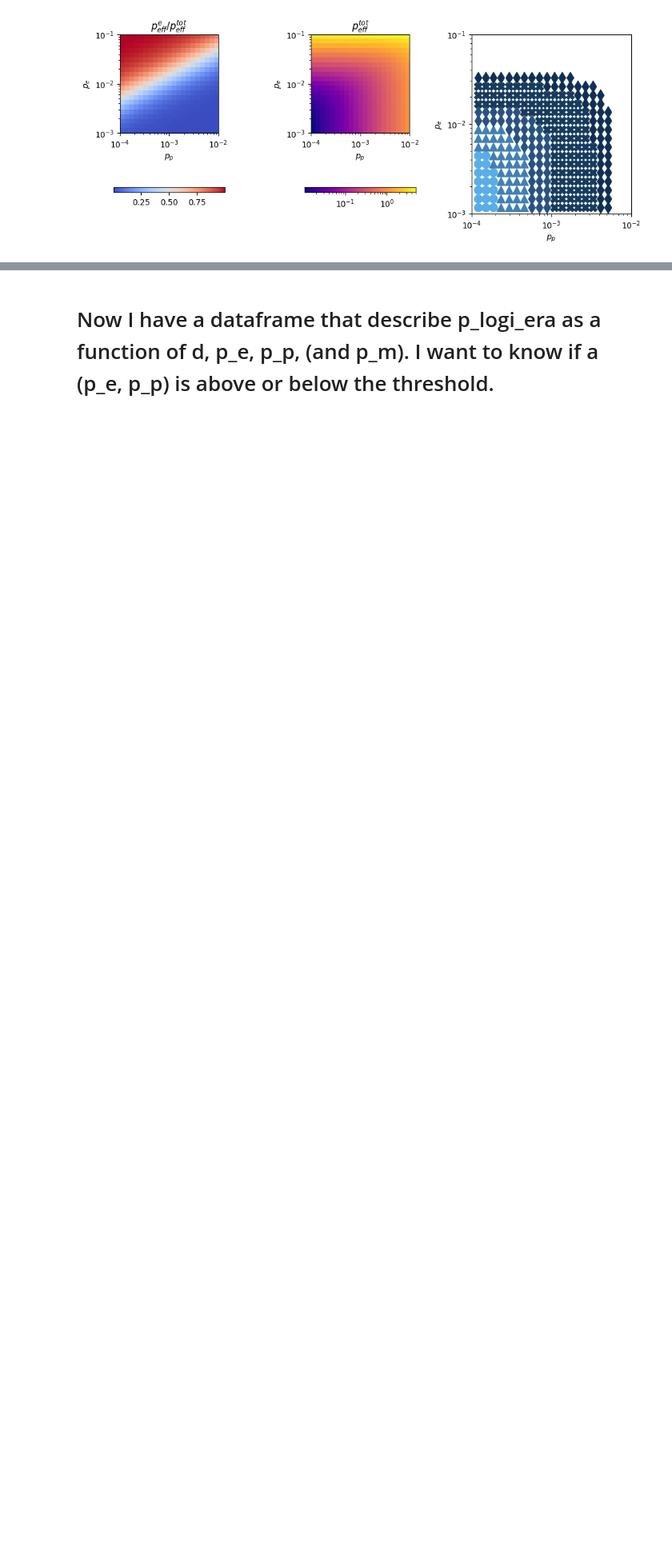
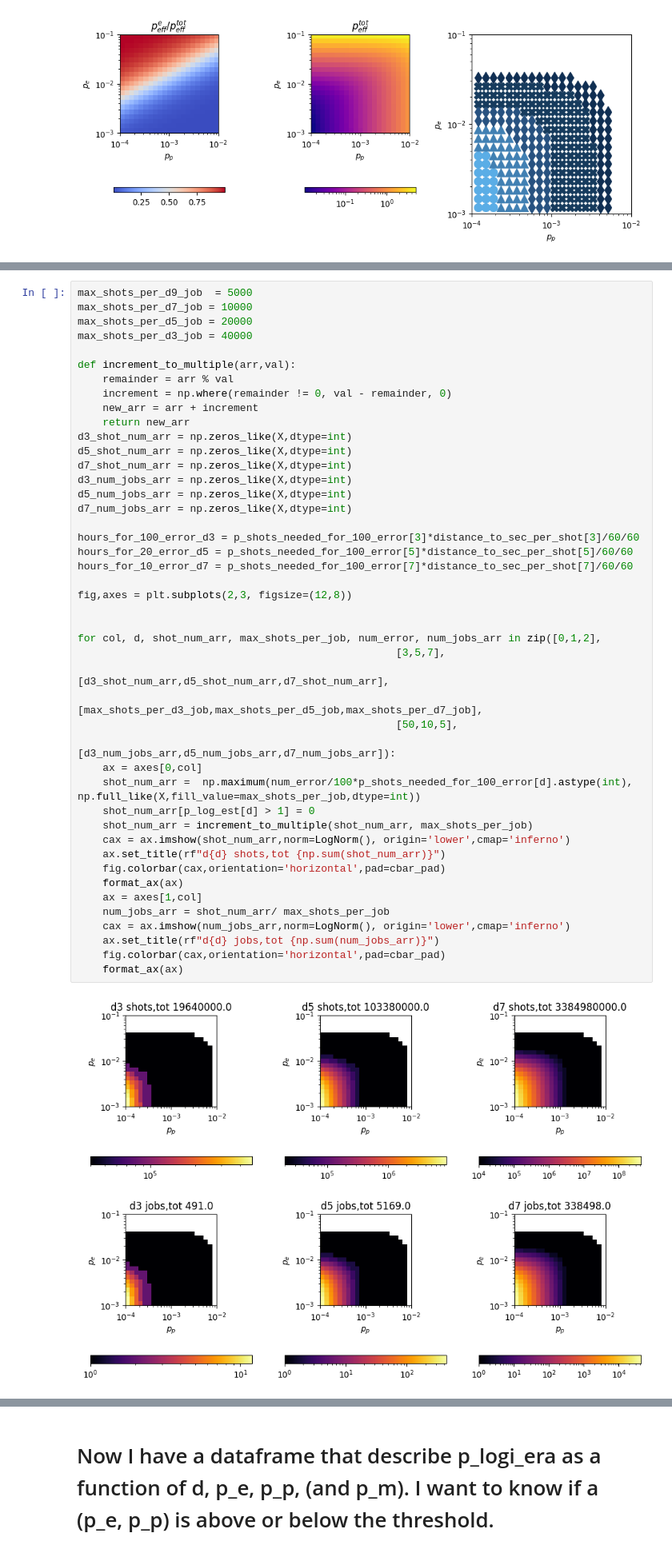
Before and after one commit to JiakaiW/surface_simulation_test, a Jupyter notebook: pack_and_analysis_new.ipynb, the cells around one changed output, grey strips where cells are left out. Shown: that part at 80% size. Cells and saved outputs as stored; diff of their text form; blank space fills up the shorter version.

```diff
--- a/pack_and_analysis_new.ipynb
+++ b/pack_and_analysis_new.ipynb
@@ -148,3 +171,50 @@ for ax,d in zip(axes[1], [3,5,7,9]):
+# %%
+max_shots_per_d9_job  = 5000
+max_shots_per_d7_job = 10000
+max_shots_per_d5_job = 20000
+max_shots_per_d3_job = 40000
+
+def increment_to_multiple(arr,val):
+    remainder = arr % val
+    increment = np.where(remainder != 0, val - remainder, 0)
+    new_arr = arr + increment
+    return new_arr
+d3_shot_num_arr = np.zeros_like(X,dtype=int)
+d5_shot_num_arr = np.zeros_like(X,dtype=int)
+d7_shot_num_arr = np.zeros_like(X,dtype=int)
+d3_num_jobs_arr = np.zeros_like(X,dtype=int)
+d5_num_jobs_arr = np.zeros_like(X,dtype=int)
+d7_num_jobs_arr = np.zeros_like(X,dtype=int)
+
+hours_for_100_error_d3 = p_shots_needed_for_100_error[3]*distance_to_sec_per_shot[3]/60/60
+hours_for_20_error_d5 = p_shots_needed_for_100_error[5]*distance_to_sec_per_shot[5]/60/60
+hours_for_10_error_d7 = p_shots_needed_for_100_error[7]*distance_to_sec_per_shot[7]/60/60
+
+fig,axes = plt.subplots(2,3, figsize=(12,8))
+
+
+for col, d, shot_num_arr, max_shots_per_job, num_error, num_jobs_arr in zip([0,1,2],
+                                                   [3,5,7],
+                                                   [d3_shot_num_arr,d5_shot_num_arr,d7_shot_num_arr],
+                                                   [max_shots_per_d3_job,max_shots_per_d5_job,max_shots_per_d7_job],
+                                                   [50,10,5],
+                                                   [d3_num_jobs_arr,d5_num_jobs_arr,d7_num_jobs_arr]):
+    ax = axes[0,col]
+    shot_num_arr =  np.maximum(num_error/100*p_shots_needed_for_100_error[d].astype(int), np.full_like(X,fill_value=max_shots_per_job,dtype=int))
+    shot_num_arr[p_log_est[d] > 1] = 0
+    shot_num_arr = increment_to_multiple(shot_num_arr, max_shots_per_job)
+    cax = ax.imshow(shot_num_arr,norm=LogNorm(), origin='lower',cmap='inferno')
+    ax.set_title(rf"d{d} shots,tot {np.sum(shot_num_arr)}")
+    fig.colorbar(cax,orientation='horizontal',pad=cbar_pad)
+    format_ax(ax)
+    ax = axes[1,col]
+    num_jobs_arr = shot_num_arr/ max_shots_per_job
+    cax = ax.imshow(num_jobs_arr,norm=LogNorm(), origin='lower',cmap='inferno')
+    ax.set_title(rf"d{d} jobs,tot {np.sum(num_jobs_arr)}")
+    fig.colorbar(cax,orientation='horizontal',pad=cbar_pad)
+    format_ax(ax)
+# %% [output]
+[figure, added]
 # %%
 shots_per_d9_job  = 8000
 d_to_num_shots_per_job = {
```
Also changed, not shown: parts of 2 cells of this notebook.
